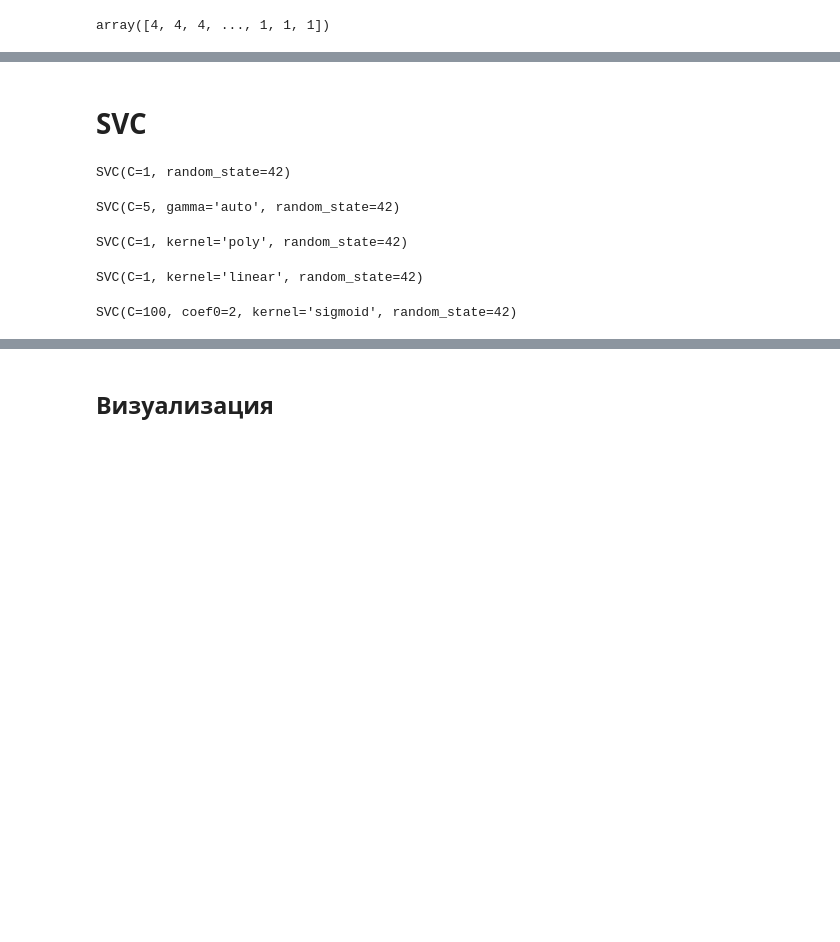
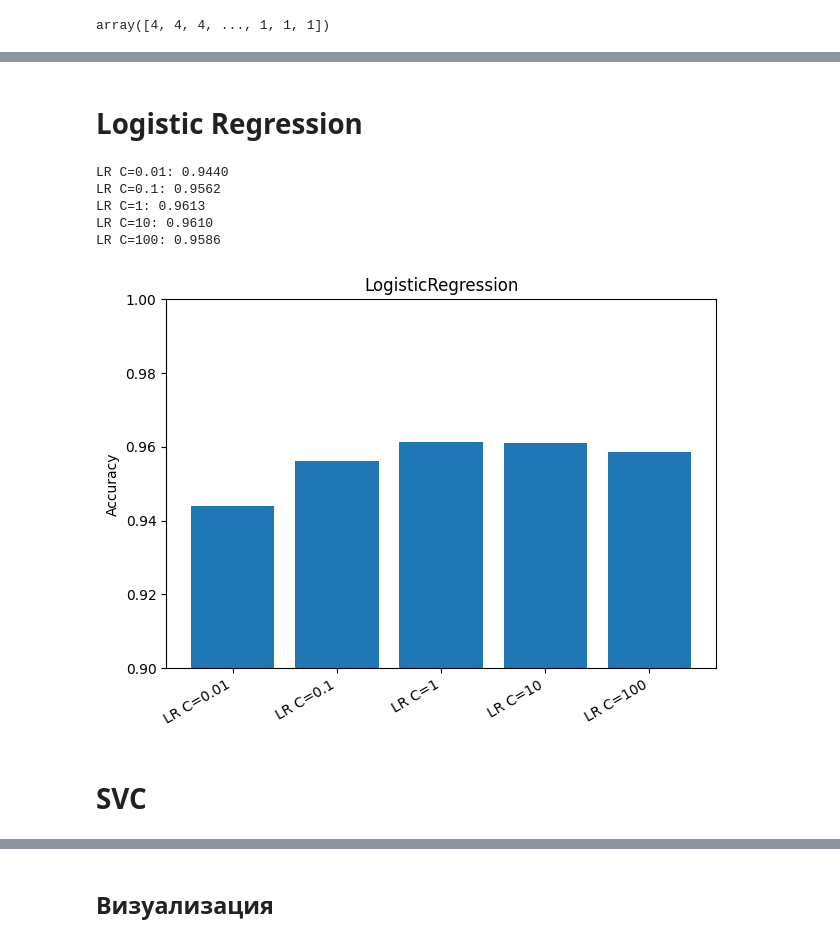
Before and after one commit to mromanenko095/Applied-AI, a Jupyter notebook: Практическая_работа_1__Классификация.ipynb, the cells around one changed output, grey strips where cells are left out. Saved outputs shown, nothing was run; the diff lists cells and outputs as text; code cells hidden in the pictures; blank space fills up the shorter version.

```diff
--- a/Практическая_работа_1__Классификация.ipynb
+++ b/Практическая_работа_1__Классификация.ipynb
@@ -211,5 +215,44 @@ Walking Downstairs       0.99      0.96      0.98       420
           accuracy                           0.96      2947
          macro avg       0.96      0.96      0.96      2947
       weighted avg       0.96      0.96      0.96      2947
+# %% [markdown]
+# Logistic Regression
+# %%
+from sklearn.linear_model import LogisticRegression
+from sklearn.metrics import accuracy_score
+
+logreg_configs = {
+    'LR C=0.01': LogisticRegression(C=0.01, random_state=42),
+    'LR C=0.1': LogisticRegression(C=0.1, random_state=42),
+    'LR C=1': LogisticRegression(C=1.0, random_state=42),
+    'LR C=10': LogisticRegression(C=10, random_state=42),
+    'LR C=100': LogisticRegression(C=100, random_state=42)
+}
+
+names = []
+accs = []
+
+for name, m in logreg_configs.items():
+    m.fit(train_X, train_y)
+    acc = accuracy_score(test_y, m.predict(test_X))
+    names.append(name)
+    accs.append(acc)
+    print(f"{name}: {acc:.4f}")
+# %% [output]
+LR C=0.01: 0.9440
+LR C=0.1: 0.9562
+LR C=1: 0.9613
+LR C=10: 0.9610
+LR C=100: 0.9586
+# %%
+plt.bar(names, accs)
+plt.xticks(rotation=30, ha='right')
+plt.ylim(0.9, 1)
+plt.ylabel('Accuracy')
+plt.title('LogisticRegression')
+plt.tight_layout()
+plt.show()
+# %% [output]
+[figure, added]
 # %% [markdown]
 # SVC
@@ -224,21 +259 @@ svc5 = SVC(random_state=42, C=100, kernel = 'sigmoid', degree=3, coef0=2)
-# %%
-svc1.fit(train_X, train_y)
-# %% [output]
-SVC(C=1, random_state=42)
-# %%
-svc2.fit(train_X, train_y)
-# %% [output]
-SVC(C=5, gamma='auto', random_state=42)
-# %%
-svc3.fit(train_X, train_y)
-# %% [output]
-SVC(C=1, kernel='poly', random_state=42)
-# %%
-svc4.fit(train_X, train_y)
-# %% [output]
-SVC(C=1, kernel='linear', random_state=42)
-# %%
-svc5.fit(train_X, train_y)
-# %% [output]
-SVC(C=100, coef0=2, kernel='sigmoid', random_state=42)
 # %%
```
Also changed, not shown: parts of 18 cells of this notebook.
